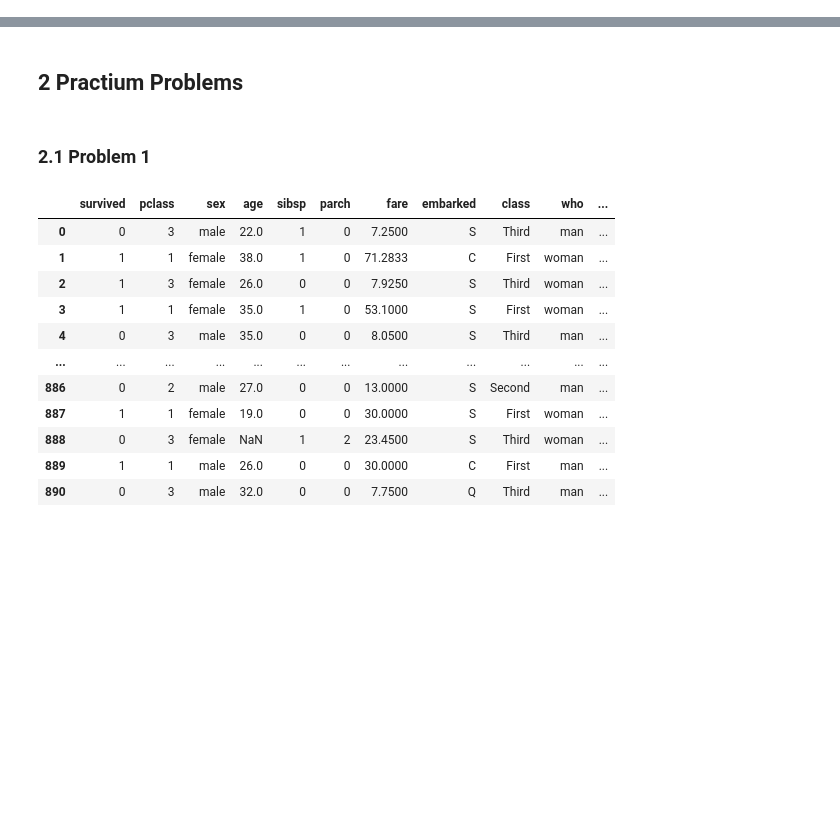
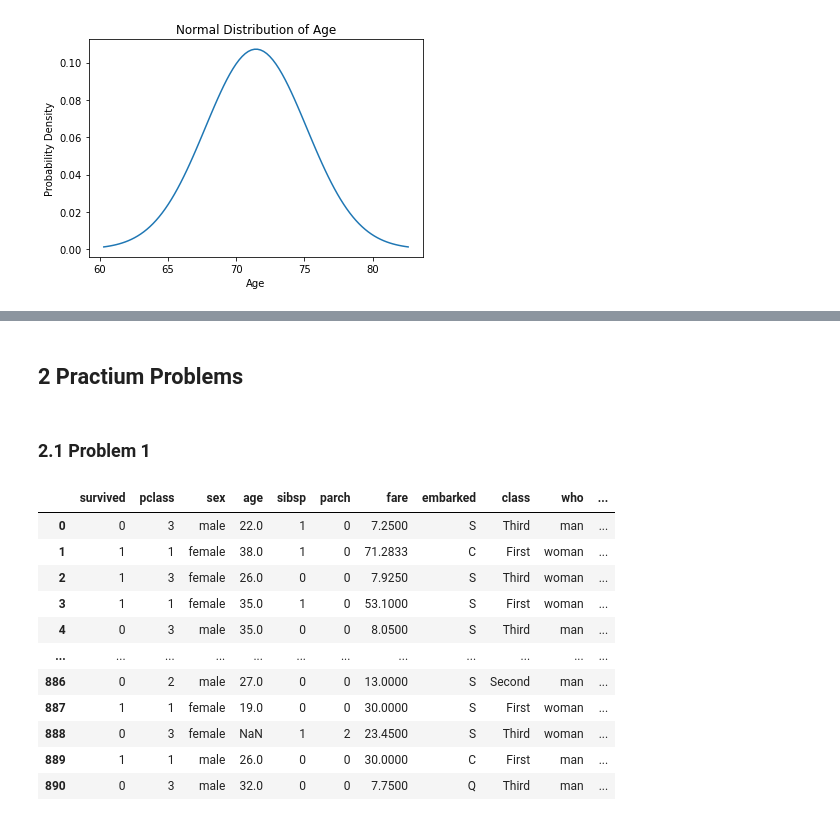
Before and after one commit to Erikdp240/CS422-iit, a Jupyter notebook: hw1.ipynb, the cells around one changed output, grey strips where cells are left out. Cells and saved outputs as stored; diff of their text form; code cells hidden in the pictures; blank space fills up the shorter version.

```diff
--- a/hw1.ipynb
+++ b/hw1.ipynb
@@ -0,0 +122,27 @@
+# %%
+# Exercise 2c
+import matplotlib.pyplot as plt
+import numpy as np
+from scipy.stats import norm
+
+# Plot normal distribution
+ages = [69, 74, 68, 70, 72, 67, 66, 70, 76, 68, 72, 79, 74, 67, 66, 71, 74, 75, 75, 76]
+
+# Calculate mean and standard deviation
+mean = np.mean(ages)
+std_dev = np.std(ages)
+
+# Generate a range of values for X
+x = np.linspace(mean - 3 * std_dev, mean + 3 * std_dev, 100)
+
+# Compute the corresponding probabilities using the normal distribution PDF
+y = norm.pdf(x, mean, std_dev)
+
+# Plot the normal distribution
+plt.plot(x, y)
+plt.xlabel('Age')
+plt.ylabel('Probability Density')
+plt.title('Normal Distribution of Age')
+plt.show()
+# %% [output]
+[figure, added]
```
Also changed, not shown: parts of 11 cells of this notebook.
